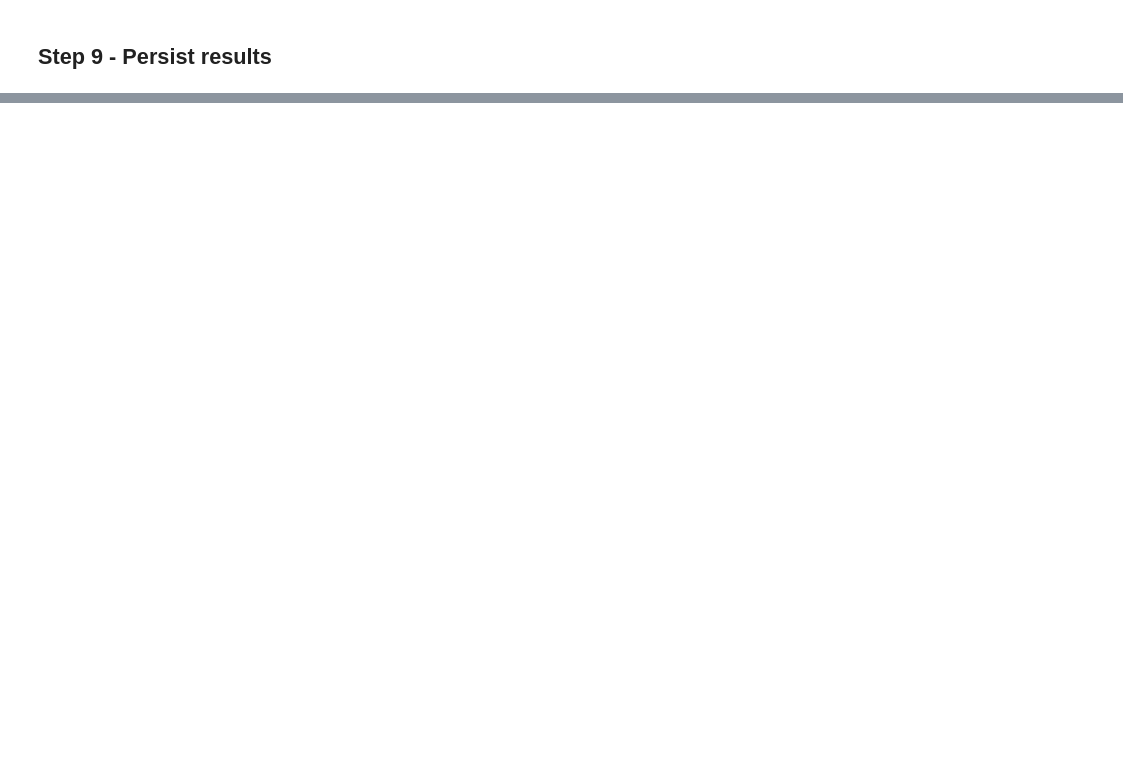
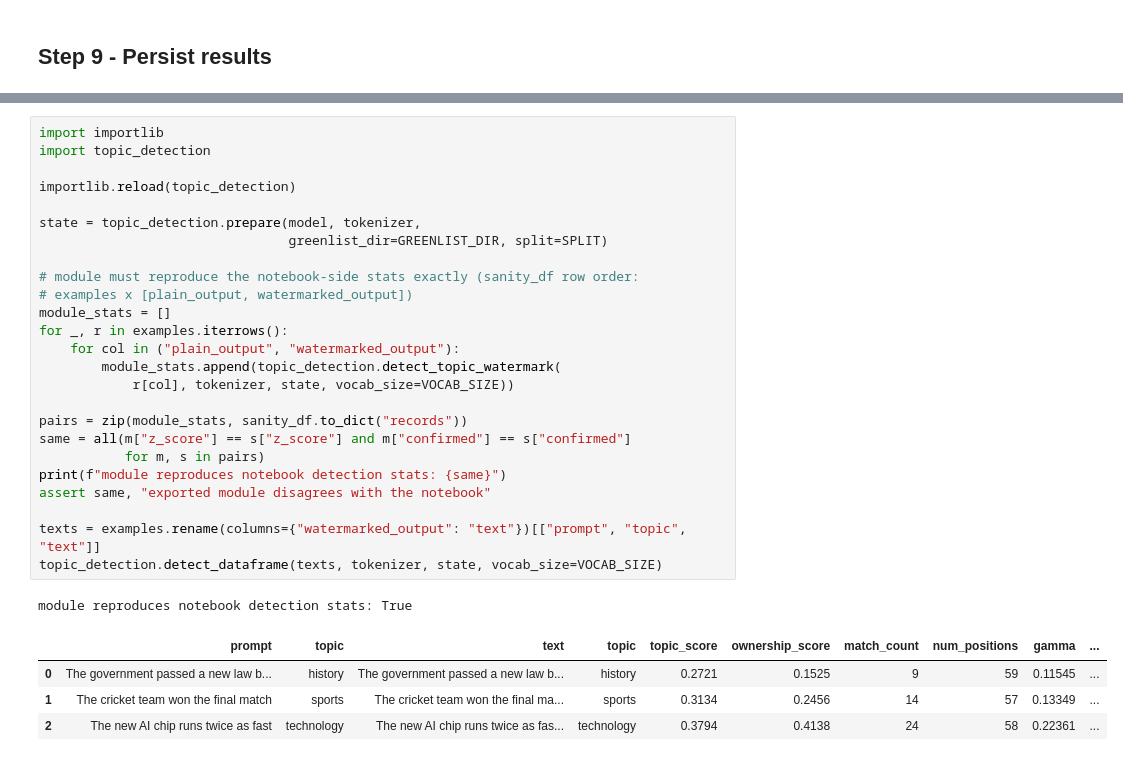
Before and after one commit to pravaspaudel/Dual_watermarking_Scheme, a Jupyter notebook: notebooks/08_topic_watermark_detection.ipynb, the cells around one changed output, grey strips where cells are left out. Cells and saved outputs as stored; diff of their text form; blank space fills up the shorter version.

```diff
--- a/notebooks/08_topic_watermark_detection.ipynb
+++ b/notebooks/08_topic_watermark_detection.ipynb
@@ -681,0 +746,31 @@ class TopicWatermarkDetector:
+# %%
+import importlib
+import topic_detection
+
+importlib.reload(topic_detection)
+
+state = topic_detection.prepare(model, tokenizer,
+                                greenlist_dir=GREENLIST_DIR, split=SPLIT)
+
+# module must reproduce the notebook-side stats exactly (sanity_df row order:
+# examples x [plain_output, watermarked_output])
+module_stats = []
+for _, r in examples.iterrows():
+    for col in ("plain_output", "watermarked_output"):
+        module_stats.append(topic_detection.detect_topic_watermark(
+            r[col], tokenizer, state, vocab_size=VOCAB_SIZE))
+
+pairs = zip(module_stats, sanity_df.to_dict("records"))
+same = all(m["z_score"] == s["z_score"] and m["confirmed"] == s["confirmed"]
+           for m, s in pairs)
+print(f"module reproduces notebook detection stats: {same}")
+assert same, "exported module disagrees with the notebook"
+
+texts = examples.rename(columns={"watermarked_output": "text"})[["prompt", "topic", "text"]]
+topic_detection.detect_dataframe(texts, tokenizer, state, vocab_size=VOCAB_SIZE)
+# %% [output]
+module reproduces notebook detection stats: True
+|  | prompt | topic | text | topic | topic_score | ownership_score | match_count | num_positions | gamma | ... |
+| 0 | The government passed a new law b... | history | The government passed a new law b... | history | 0.2721 | 0.1525 | 9 | 59 | 0.11545 | ... |
+| 1 | The cricket team won the final match | sports | The cricket team won the final ma... | sports | 0.3134 | 0.2456 | 14 | 57 | 0.13349 | ... |
+| 2 | The new AI chip runs twice as fast | technology | The new AI chip runs twice as fas... | technology | 0.3794 | 0.4138 | 24 | 58 | 0.22361 | ... |
```
Also changed, not shown: parts of 36 cells of this notebook, 3 other files.
